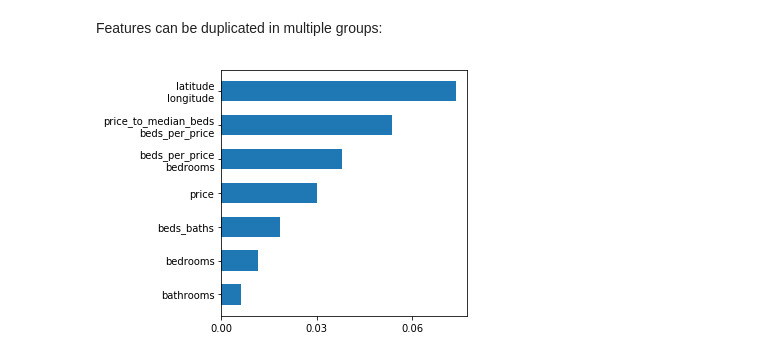
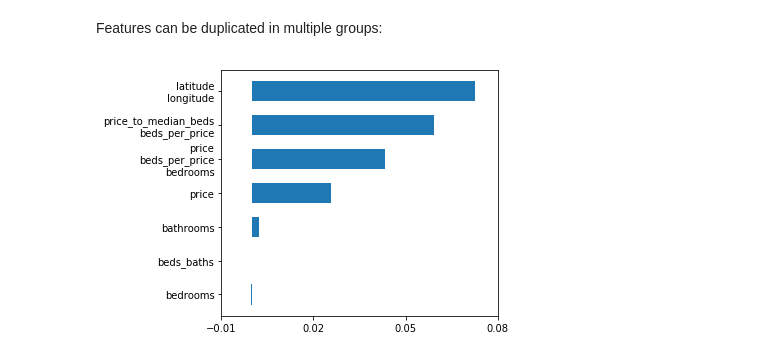
Before and after one commit to parrt/random-forest-importances, a Jupyter notebook: notebooks/rfpimp-collinear.ipynb, the cells around one changed output. Saved outputs shown, nothing was run; the diff lists cells and outputs as text; code cells hidden in the pictures.

Commit message:
more images

```diff
--- a/notebooks/rfpimp-collinear.ipynb
+++ b/notebooks/rfpimp-collinear.ipynb
@@ -65,0 +64,18 @@ plot_importances(I)
+# %%
+def flatten(features):
+    all_features = set()
+    for sublist in features:
+        if isinstance(sublist,str):
+            all_features.add(sublist)
+        else:
+            for item in sublist:
+                all_features.add(item)
+    return list(all_features)
+
+features=['price','latitude','longitude']
+df_train, df_test = train_test_split(df, test_size=0.15)
+X_train, y_train = df_train[flatten(features)], df_train['interest_level']
+X_test, y_test = df_test[flatten(features)], df_test['interest_level']
+rf.fit(X_train, y_train)
+I = importances(rf, X_test, y_test, features=features)
+plot_importances(I, save='/Users/parrt/github/random-forest-importances/article/images/subset_imp.svg')
@@ -75,0 +86,15 @@ plot_importances(I)
+# %%
+features = ['bathrooms', 'bedrooms',
+            ['latitude', 'longitude'],
+            ['price_to_median_beds', 'beds_baths', 'price'],
+            ['beds_per_price','beds_baths','bedrooms']]
+df_train, df_test = train_test_split(df, test_size=0.15)
+
+df_train, df_test = train_test_split(df, test_size=0.15)
+X_train, y_train = df_train[flatten(features)], df_train['interest_level']
+X_test, y_test = df_test[flatten(features)], df_test['interest_level']
+rf.fit(X_train, y_train)
+
+rf.fit(X_train, y_train)
+I = importances(rf, X_test, y_test, features=features)
+plot_importances(I, save='/Users/parrt/github/random-forest-importances/article/images/grouped_imp.svg')
@@ -78,8 +105,13 @@ Features can be duplicated in multiple groups:
 # %%
 features = ['bathrooms', 'bedrooms', 'beds_baths',
             ['latitude', 'longitude'],  'price',
-            ['price_to_median_beds', 'beds_per_price'], ['beds_per_price','bedrooms']]
-I = importances(rf, X_train, y_train, features=features)
-plot_importances(I)
+            ['price_to_median_beds', 'beds_per_price'],
+            ['price','beds_per_price','bedrooms']]
+df_train, df_test = train_test_split(df, test_size=0.15)
+X_train, y_train = df_train[flatten(features)], df_train['interest_level']
+X_test, y_test = df_test[flatten(features)], df_test['interest_level']
+rf.fit(X_train, y_train)
+I = importances(rf, X_test, y_test, features=features)
+plot_importances(I, save='/Users/parrt/github/random-forest-importances/article/images/grouped_dup_imp.svg')
 # %% [output]
-[figure, old version]
+[figure, new version]
```
Also changed, not shown: parts of 10 cells of this notebook, 7 other files.
